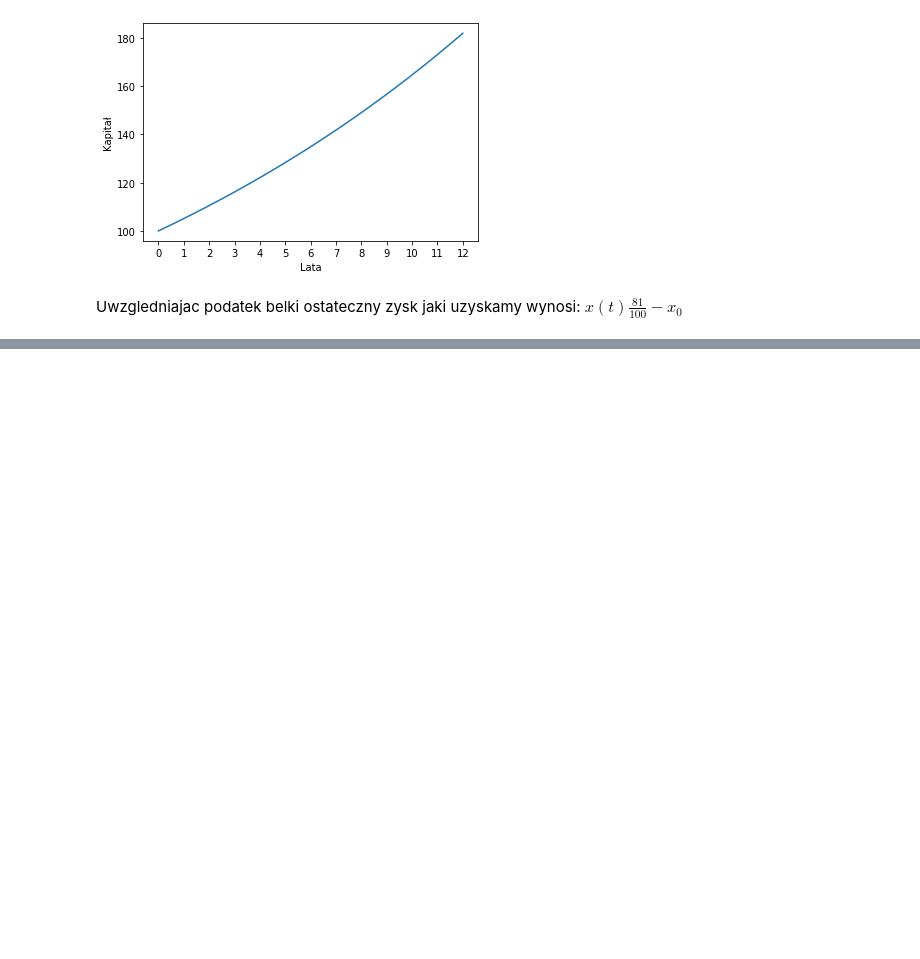
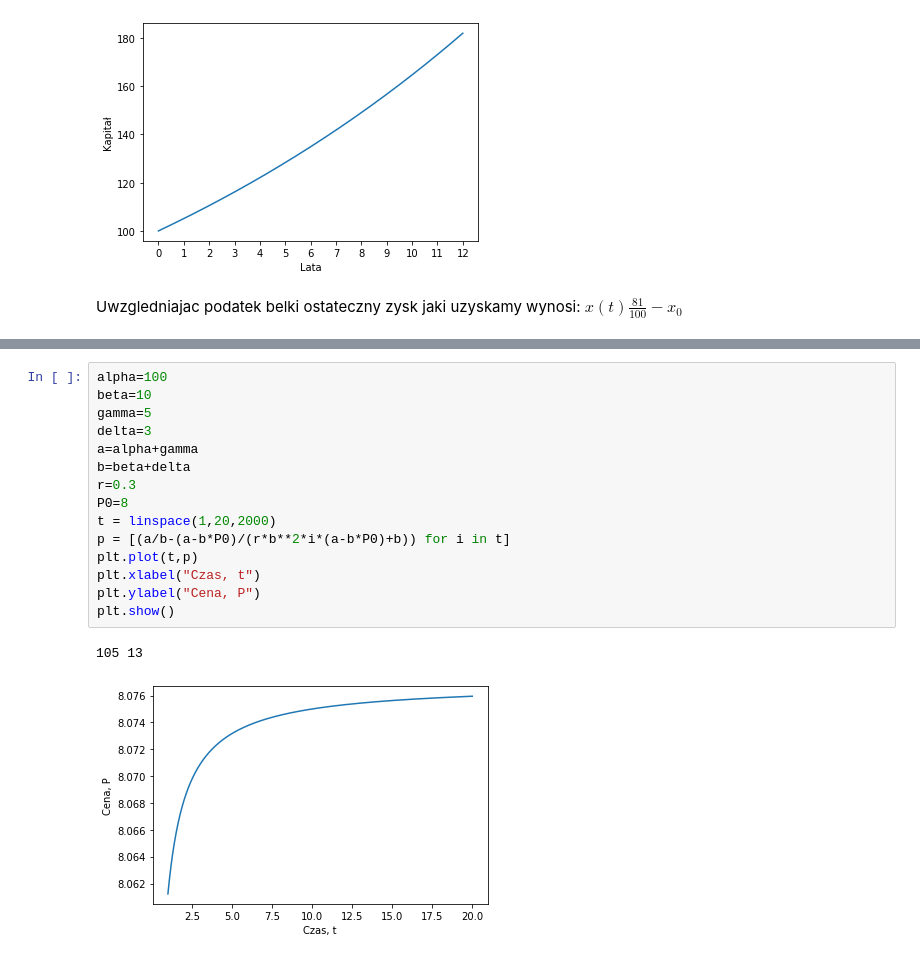
Before and after one commit to meluzyn100/R-wnania_r-niczkowe, a Jupyter notebook: Untitled.ipynb, the cells around one changed output, grey strips where cells are left out. Drawn from its saved outputs; the diff is of its cells as text; blank space fills up the shorter version.

```diff
--- a/Untitled.ipynb
+++ b/Untitled.ipynb
@@ -144,0 +251,18 @@ Przykładowe wykresy funkcji $P(t)$ dla $P(0)=2$
+# %%
+alpha=100
+beta=10
+gamma=5
+delta=3
+a=alpha+gamma
+b=beta+delta
+r=0.3
+P0=8
+t = linspace(1,20,2000)
+p = [(a/b-(a-b*P0)/(r*b**2*i*(a-b*P0)+b)) for i in t]
+plt.plot(t,p)
+plt.xlabel("Czas, t")
+plt.ylabel("Cena, P")
+plt.show()
+# %% [output]
+105 13
+[figure, added]
```
Also changed, not shown: parts of 4 cells of this notebook.
